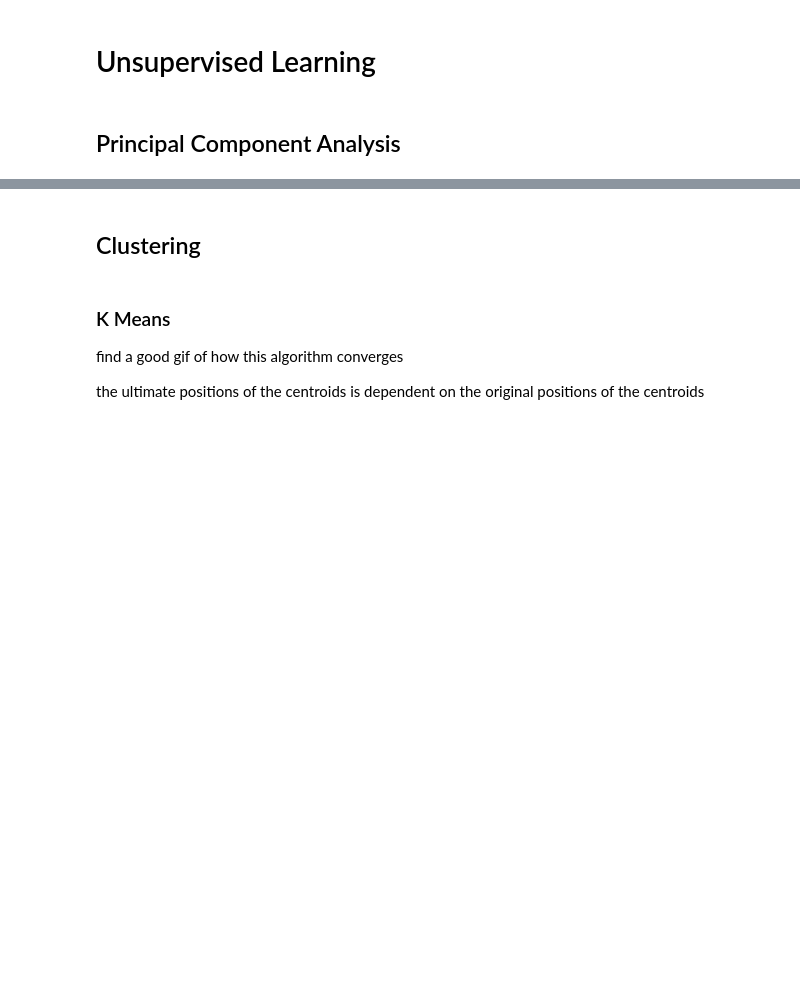
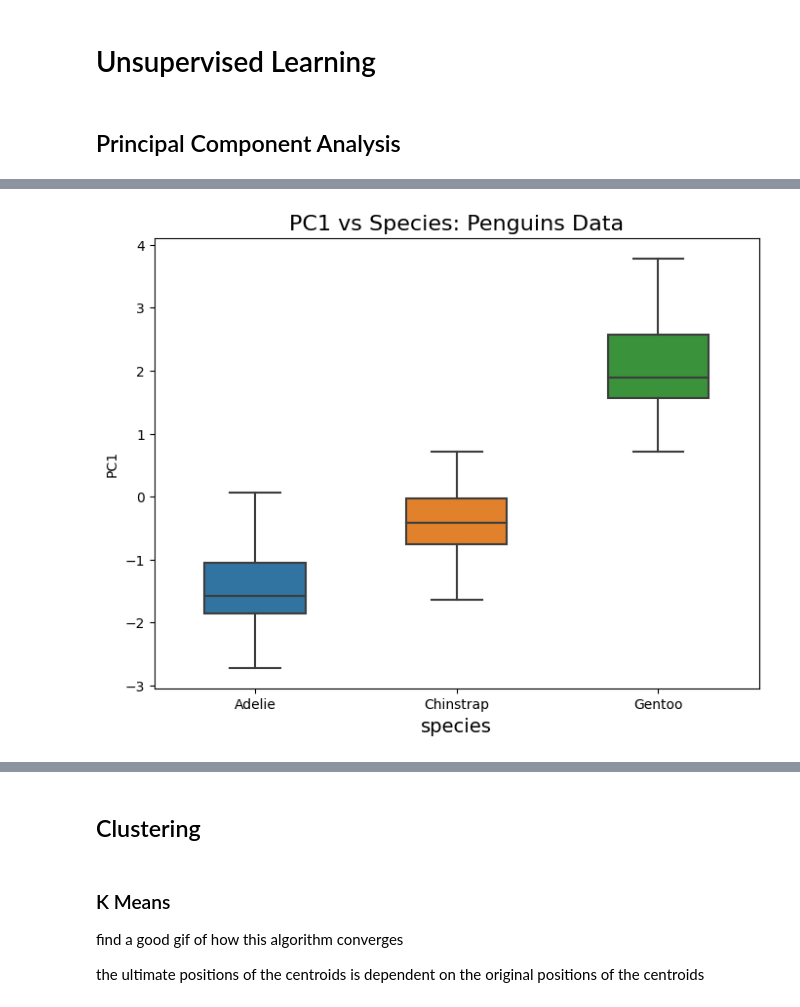
Before and after one commit to ua-datalab/Workshops, a Jupyter notebook: Machine_Learning_Basics_Scikit-learn_Unveiled/Machine_Learning_Basics_Scikit_learn_Unveiled.ipynb, the cells around one changed output, grey strips where cells are left out. Saved outputs shown, nothing was run; the diff lists cells and outputs as text; code cells hidden in the pictures; blank space fills up the shorter version.

```diff
--- a/Machine_Learning_Basics_Scikit-learn_Unveiled/Machine_Learning_Basics_Scikit_learn_Unveiled.ipynb
+++ b/Machine_Learning_Basics_Scikit-learn_Unveiled/Machine_Learning_Basics_Scikit_learn_Unveiled.ipynb
@@ -195,0 +312,12 @@ discuss penguing dataset -- try to find highly correlated features for predictin
+# %%
+sns.plotting_context("talk",font_scale=1.25)
+plt.figure(figsize=(8,6))
+sns.boxplot(x="species",y="PC1",
+            width=0.5,
+            data=pc_scaled_df)
+plt.xlabel("species", size=14)
+plt.title("PC1 vs Species: Penguins Data", size=16)
+plt.savefig("PCA_plot_PC1_vs_Species_Penguins_scaled_data.png",
+                    format='png',dpi=150)
+# %% [output]
+[figure, added]
```
Also changed, not shown: parts of 26 cells of this notebook.
